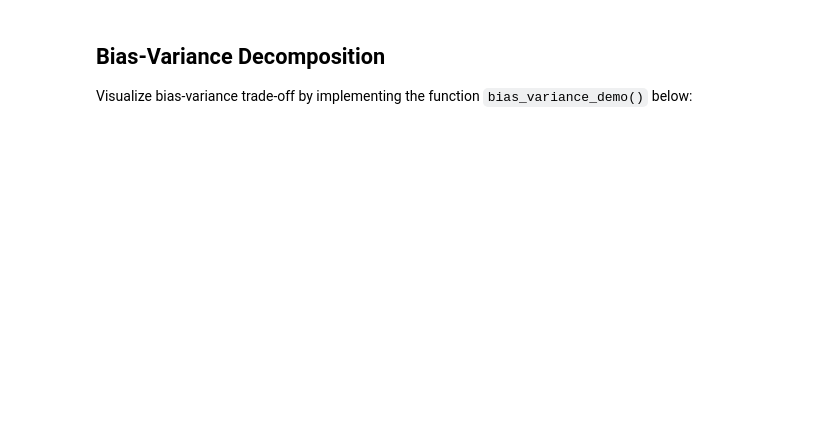
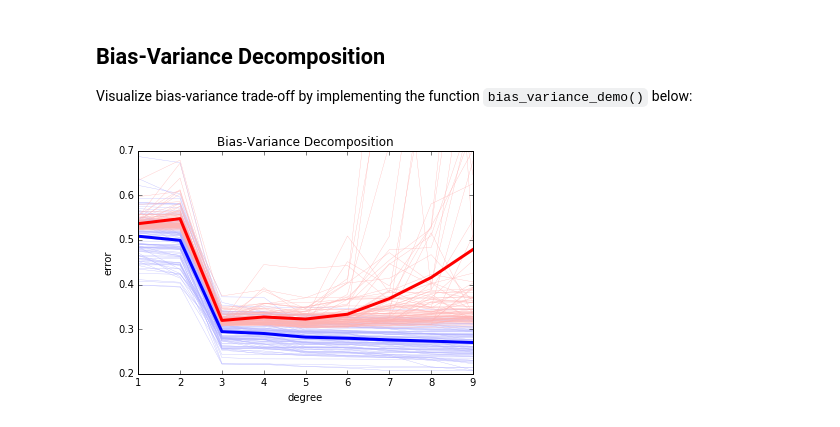
Before and after one commit to ex0ns/ML_course, a Jupyter notebook: labs/ex04/template/ex04.ipynb, the cells around one changed output. Drawn from its saved outputs; the diff is of its cells as text; code cells hidden in the pictures; blank space fills up the shorter version.

```diff
--- a/labs/ex04/template/ex04.ipynb
+++ b/labs/ex04/template/ex04.ipynb
@@ -78,35 +85,37 @@ Visualize bias-variance trade-off by implementing the function `bias_variance_de
 # %%
 from least_squares import least_squares
 from split_data import split_data
 from plots import bias_variance_decomposition_visualization
 
 def bias_variance_demo():
     """The entry."""
     # define parameters
     seeds = range(100)
     num_data = 10000
     ratio_train = 0.005
     degrees = range(1, 10)
 
     # define list to store the variable
     rmse_tr = np.empty((len(seeds), len(degrees)))
     rmse_te = np.empty((len(seeds), len(degrees)))
 
     for index_seed, seed in enumerate(seeds):
         np.random.seed(seed)
         x = np.linspace(0.1, 2 * np.pi, num_data)
         y = np.sin(x) + 0.3 * np.random.randn(num_data).T
-        # ***************************************************
-        # INSERT YOUR CODE HERE
-        # split data with a specific seed: TODO
-        # ***************************************************
-        raise NotImplementedError
-        # ***************************************************
-        # INSERT YOUR CODE HERE
-        # bias_variance_decomposition: TODO
-        # ***************************************************
-        raise NotImplementedError
+        train_x, train_y, test_x, test_y = split_data(x, y, ratio_train, seed=seed)
+
+        for degree in degrees:
+            train_x_poly = build_poly(train_x, degree)
+            test_x_poly  = build_poly(test_x, degree)
+
+
+            weights = least_squares(train_y, train_x_poly)
+            rmse_tr[index_seed][degree-1] = np.sqrt(2*compute_mse(train_y, train_x_poly, weights))
+            rmse_te[index_seed][degree-1] = np.sqrt(2*compute_mse(test_y, test_x_poly, weights))
 
     bias_variance_decomposition_visualization(degrees, rmse_tr, rmse_te)
 
 bias_variance_demo()
+# %% [output]
+[figure, added]
```
Also changed, not shown: parts of 3 cells of this notebook, 9 other files.
